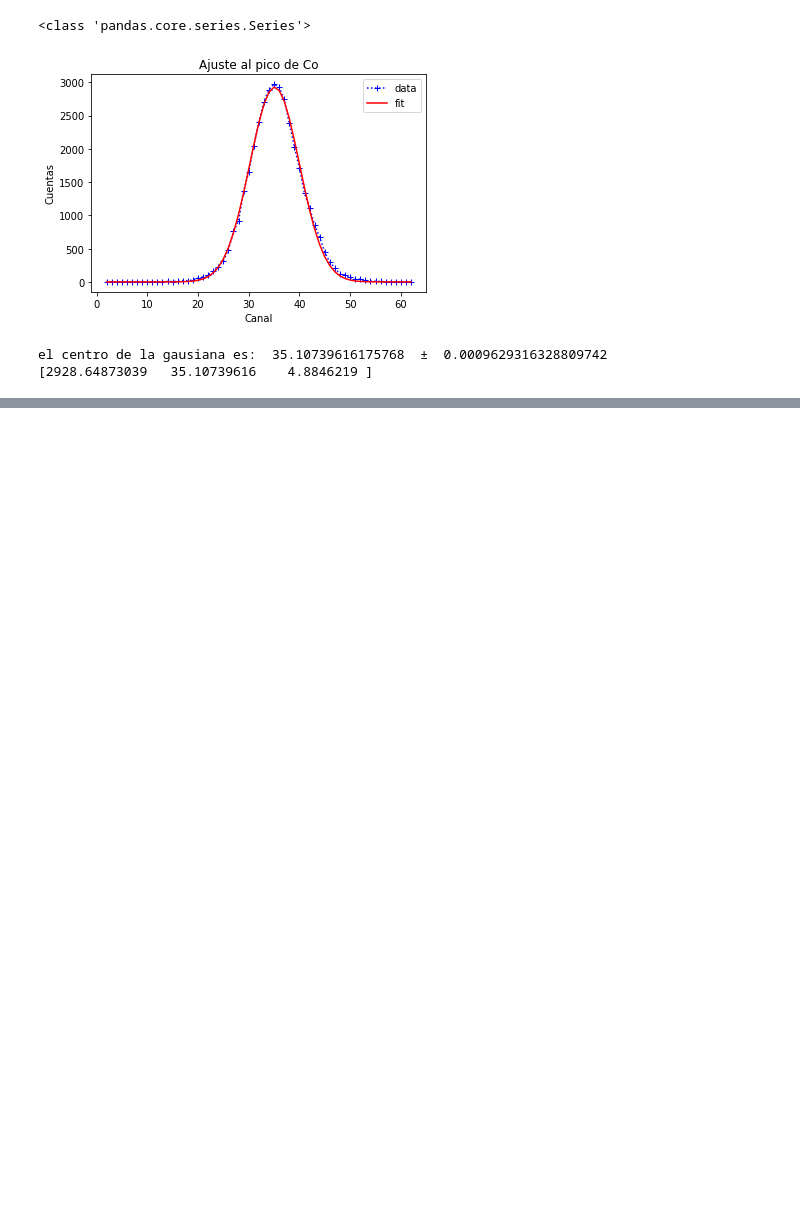
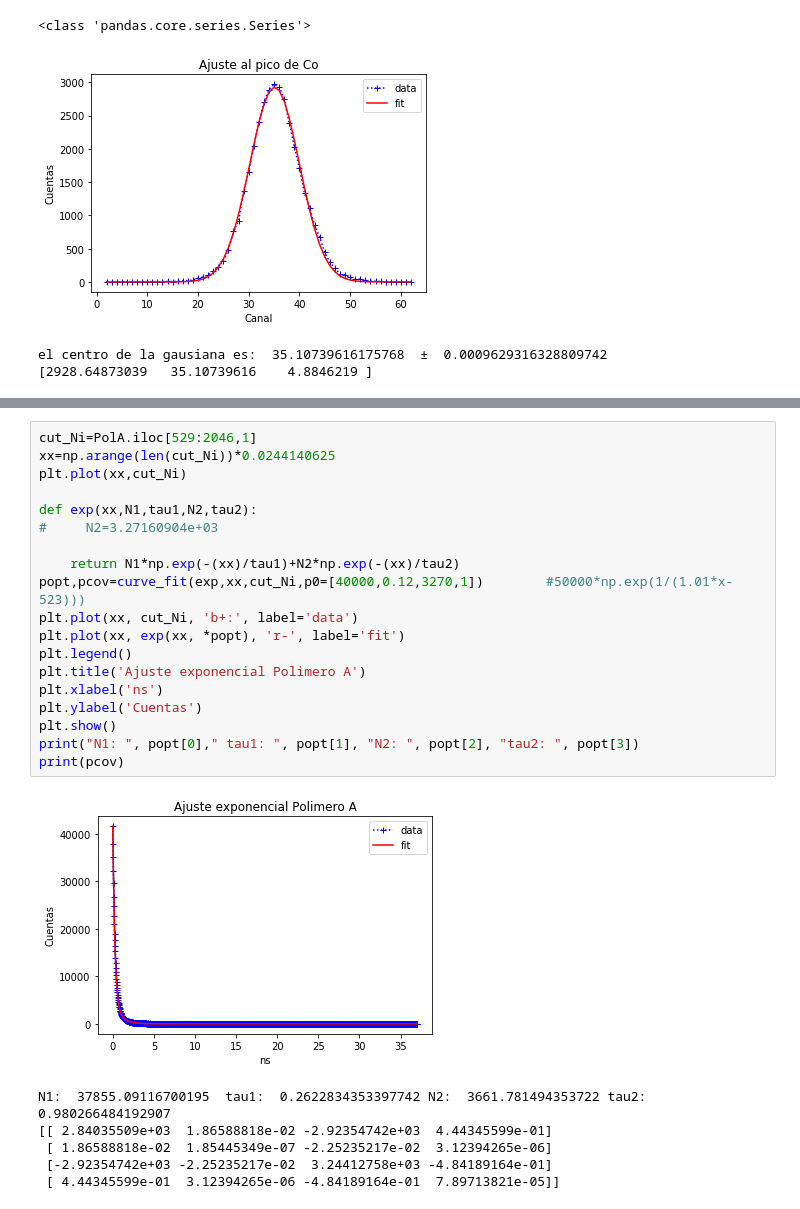
Before and after one commit to monticellifernando/EC2, a Jupyter notebook: 2020/GA/PALS.ipynb, the cells around one changed output, grey strips where cells are left out. Saved outputs shown, nothing was run; the diff lists cells and outputs as text; blank space fills up the shorter version.

```diff
--- a/2020/GA/PALS.ipynb
+++ b/2020/GA/PALS.ipynb
@@ -181,0 +132,26 @@ SyntaxError: invalid character in identifier (<ipython-input-14-75c0f0038acc>, l
+# %%
+cut_Ni=PolA.iloc[529:2046,1]
+xx=np.arange(len(cut_Ni))*0.0244140625
+plt.plot(xx,cut_Ni)
+
+def exp(xx,N1,tau1,N2,tau2):
+#     N2=3.27160904e+03
+
+    return N1*np.exp(-(xx)/tau1)+N2*np.exp(-(xx)/tau2)
+popt,pcov=curve_fit(exp,xx,cut_Ni,p0=[40000,0.12,3270,1])        #50000*np.exp(1/(1.01*x-523)))
+plt.plot(xx, cut_Ni, 'b+:', label='data')
+plt.plot(xx, exp(xx, *popt), 'r-', label='fit')
+plt.legend()
+plt.title('Ajuste exponencial Polimero A')
+plt.xlabel('ns')
+plt.ylabel('Cuentas')
+plt.show()
+print("N1: ", popt[0]," tau1: ", popt[1], "N2: ", popt[2], "tau2: ", popt[3])
+print(pcov)
+# %% [output]
+[figure, added]
+N1:  37855.09116700195  tau1:  0.2622834353397742 N2:  3661.781494353722 tau2:  0.980266484192907
+[[ 2.84035509e+03  1.86588818e-02 -2.92354742e+03  4.44345599e-01]
+ [ 1.86588818e-02  1.85445349e-07 -2.25235217e-02  3.12394265e-06]
+ [-2.92354742e+03 -2.25235217e-02  3.24412758e+03 -4.84189164e-01]
+ [ 4.44345599e-01  3.12394265e-06 -4.84189164e-01  7.89713821e-05]]
```
Also changed, not shown: parts of 32 cells of this notebook.
